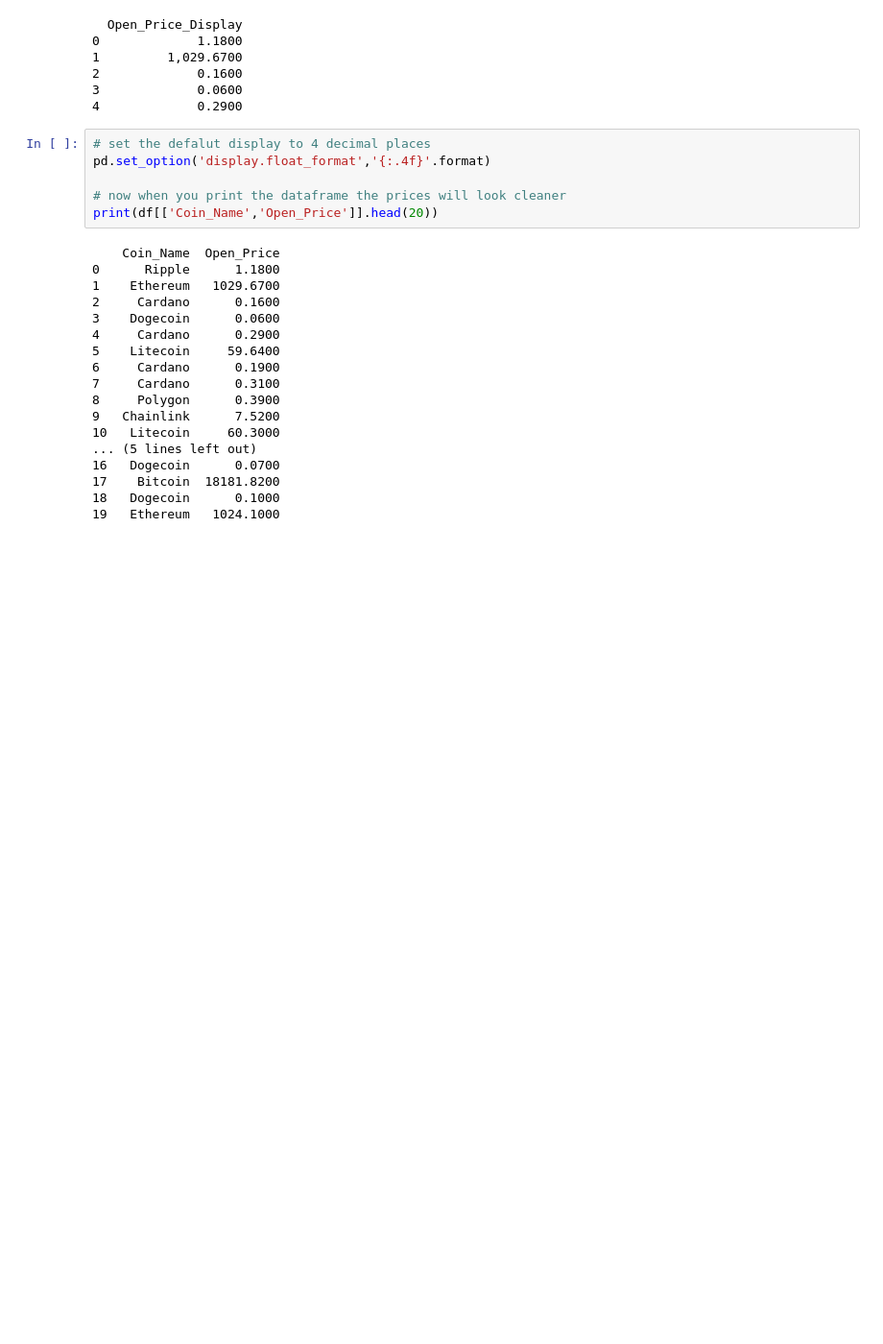
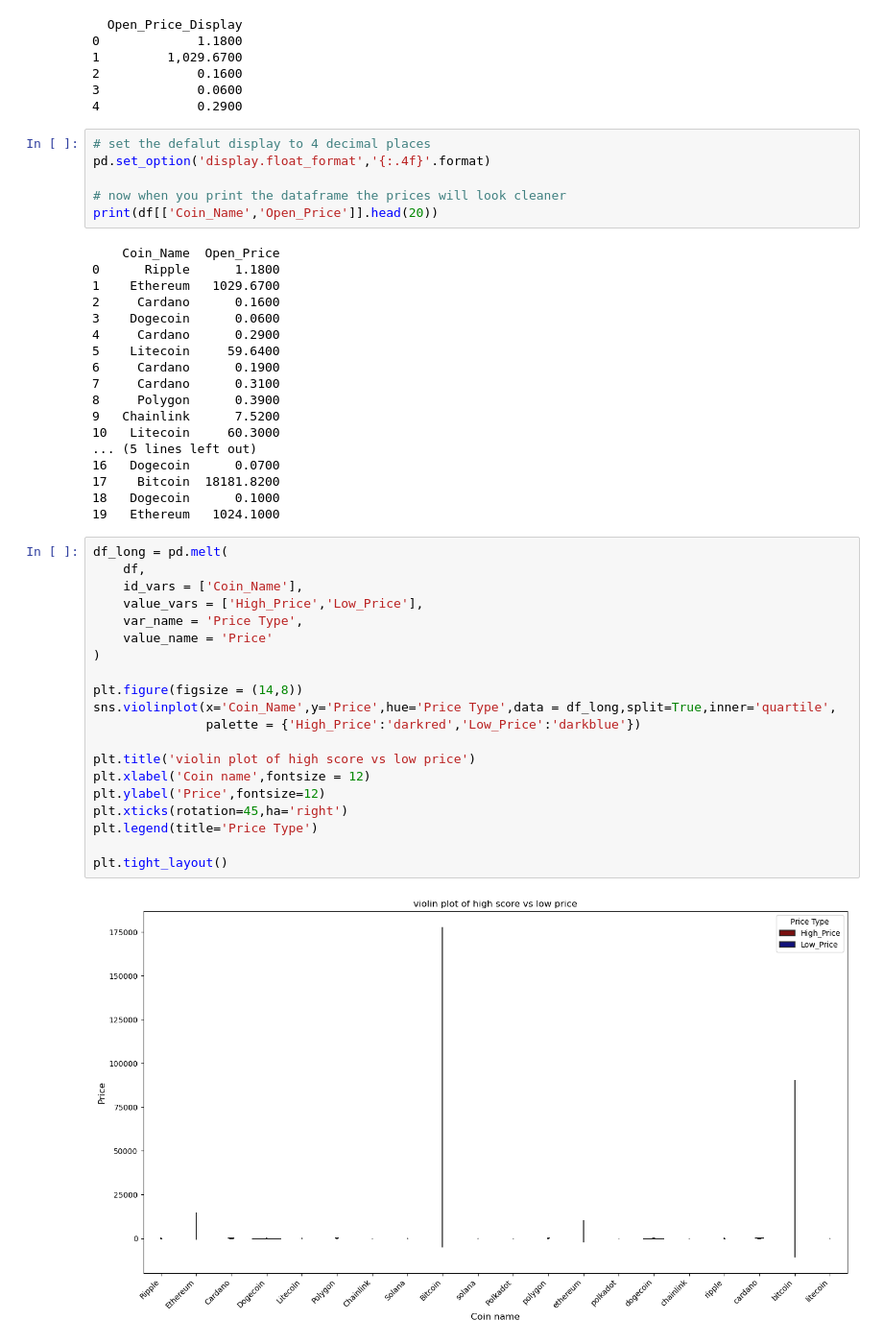
Before and after one commit to Mohini2815/Data-analysis-practice-projects, a Jupyter notebook: crypto market dataset.ipynb, the cells around one changed output. Shown at 96% size. Cells and saved outputs as stored; diff of their text form; blank space fills up the shorter version.

```diff
--- a/crypto market dataset.ipynb
+++ b/crypto market dataset.ipynb
@@ -350,3 +370,25 @@ print(df[['Coin_Name','Open_Price']].head(20))
 17    Bitcoin  18181.8200
 18   Dogecoin      0.1000
 19   Ethereum   1024.1000
+# %%
+df_long = pd.melt(
+    df,
+    id_vars = ['Coin_Name'],
+    value_vars = ['High_Price','Low_Price'],
+    var_name = 'Price Type',
+    value_name = 'Price'
+)
+
+plt.figure(figsize = (14,8))
+sns.violinplot(x='Coin_Name',y='Price',hue='Price Type',data = df_long,split=True,inner='quartile',
+               palette = {'High_Price':'darkred','Low_Price':'darkblue'})
+
+plt.title('violin plot of high score vs low price')
+plt.xlabel('Coin name',fontsize = 12)
+plt.ylabel('Price',fontsize=12)
+plt.xticks(rotation=45,ha='right')
+plt.legend(title='Price Type')
+
+plt.tight_layout()
+# %% [output]
+[figure, added]
```
Also changed, not shown: parts of 20 cells of this notebook.
